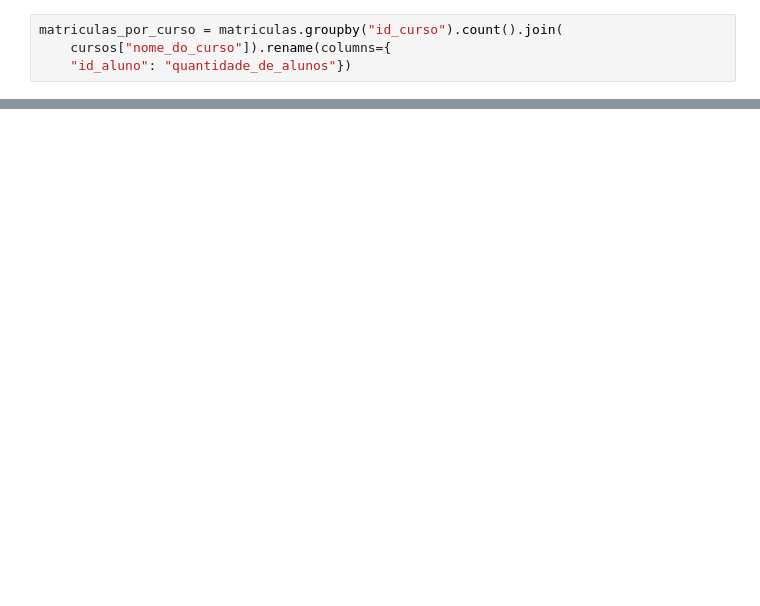
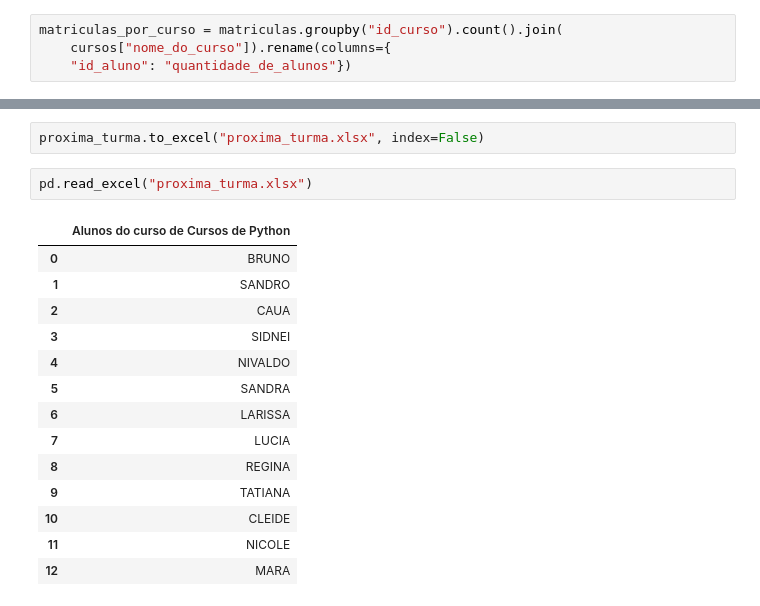
Before and after one commit to gefgu/Pandas-IO, a Jupyter notebook: Pandas_IO.ipynb, the cells around one changed output, grey strips where cells are left out. Cells and saved outputs as stored; diff of their text form; blank space fills up the shorter version.

```diff
--- a/Pandas_IO.ipynb
+++ b/Pandas_IO.ipynb
@@ -289,0 +494,19 @@ matriculas_por_curso["quantidade_de_alunos"].sum()
+# %%
+proxima_turma.to_excel("proxima_turma.xlsx", index=False)
+# %%
+pd.read_excel("proxima_turma.xlsx")
+# %% [output]
+|  | Alunos do curso de Cursos de Python |
+| 0 | BRUNO |
+| 1 | SANDRO |
+| 2 | CAUA |
+| 3 | SIDNEI |
+| 4 | NIVALDO |
+| 5 | SANDRA |
+| 6 | LARISSA |
+| 7 | LUCIA |
+| 8 | REGINA |
+| 9 | TATIANA |
+| 10 | CLEIDE |
+| 11 | NICOLE |
+| 12 | MARA |
```
Also changed, not shown: parts of 44 cells of this notebook, 2 other files.
